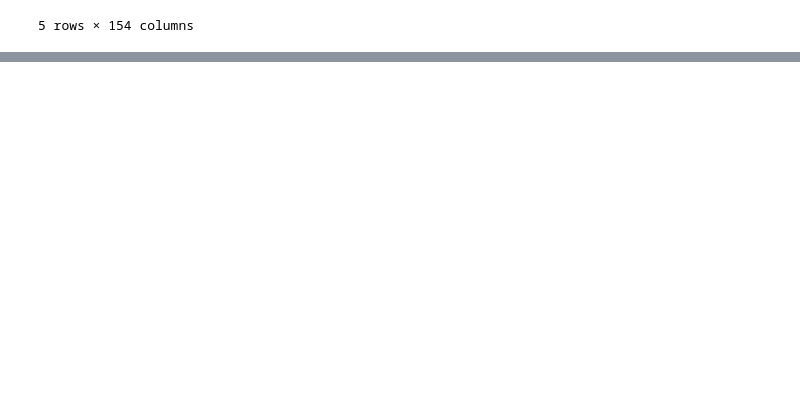
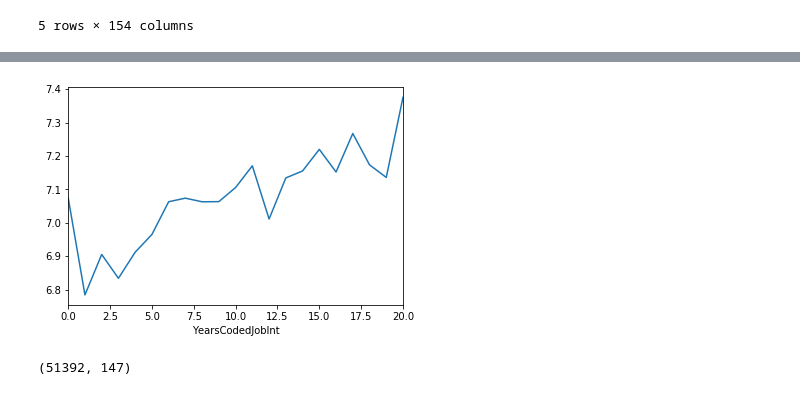
Before and after one commit to yycncom/stackoverflowAnalysis, a Jupyter notebook: stackflowAnalysis.ipynb, the cells around one changed output, grey strips where cells are left out. Drawn from its saved outputs; the diff is of its cells as text; code cells hidden in the pictures; blank space fills up the shorter version.

```diff
--- a/stackflowAnalysis.ipynb
+++ b/stackflowAnalysis.ipynb
@@ -124,0 +116,8 @@ TypeError: fit_transform() takes 2 positional arguments but 3 were given
+# %%
+df_proDevel['JobSatisfaction'].groupby(df_proDevel['YearsCodedJobInt']).mean().plot();
+# %% [output]
+[figure, added]
+# %%
+df_public.select_dtypes(include=['object']).shape
+# %% [output]
+(51392, 147)
```
Also changed, not shown: parts of 43 cells of this notebook.
